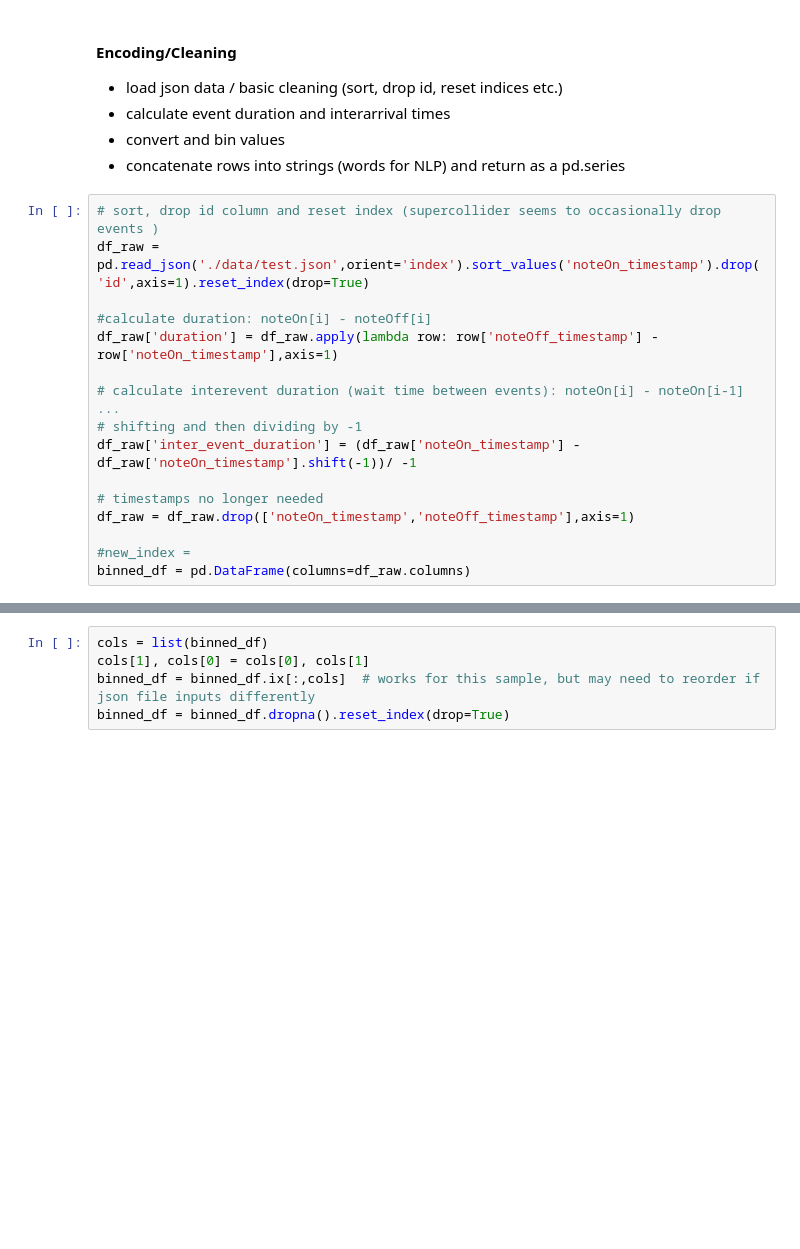
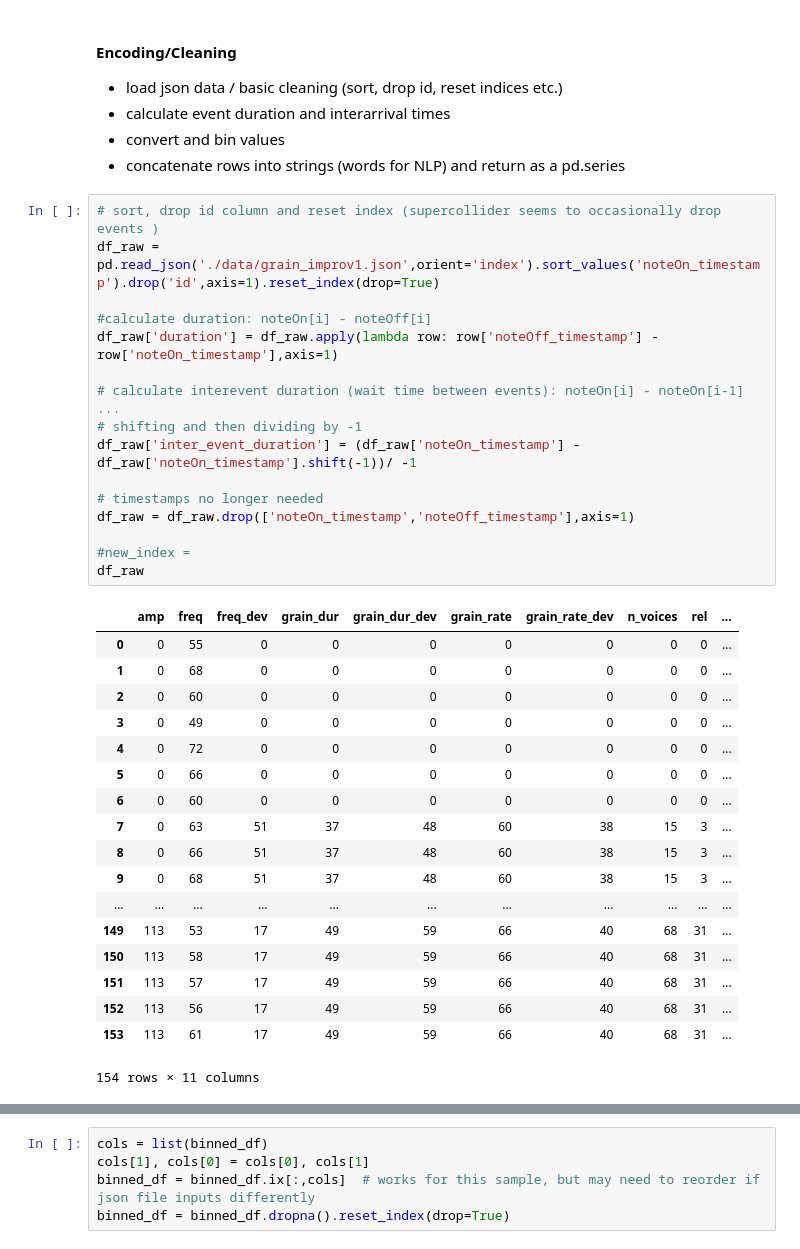
Before and after one commit to bsnacks000/TensorSynth, a Jupyter notebook: sc_input_cleaning.ipynb, the cells around one changed output, grey strips where cells are left out. Drawn from its saved outputs; the diff is of its cells as text; blank space fills up the shorter version.

```diff
--- a/sc_input_cleaning.ipynb
+++ b/sc_input_cleaning.ipynb
@@ -9,20 +9,39 @@ import numpy as np
 - concatenate rows into strings (words for NLP) and return as a pd.series
 # %%
 # sort, drop id column and reset index (supercollider seems to occasionally drop events )
-df_raw = pd.read_json('./data/test.json',orient='index').sort_values('noteOn_timestamp').drop('id',axis=1).reset_index(drop=True)
+df_raw = pd.read_json('./data/grain_improv1.json',orient='index').sort_values('noteOn_timestamp').drop('id',axis=1).reset_index(drop=True)
 
 #calculate duration: noteOn[i] - noteOff[i]
 df_raw['duration'] = df_raw.apply(lambda row: row['noteOff_timestamp'] - row['noteOn_timestamp'],axis=1)
 
 # calculate interevent duration (wait time between events): noteOn[i] - noteOn[i-1] ...
 # shifting and then dividing by -1
 df_raw['inter_event_duration'] = (df_raw['noteOn_timestamp'] - df_raw['noteOn_timestamp'].shift(-1))/ -1
 
 # timestamps no longer needed
 df_raw = df_raw.drop(['noteOn_timestamp','noteOff_timestamp'],axis=1)
 
 #new_index =
-binned_df = pd.DataFrame(columns=df_raw.columns)
+df_raw
+# %% [output]
+|  | amp | freq | freq_dev | grain_dur | grain_dur_dev | grain_rate | grain_rate_dev | n_voices | rel | ... |
+| 0 | 0 | 55 | 0 | 0 | 0 | 0 | 0 | 0 | 0 | ... |
+| 1 | 0 | 68 | 0 | 0 | 0 | 0 | 0 | 0 | 0 | ... |
+| 2 | 0 | 60 | 0 | 0 | 0 | 0 | 0 | 0 | 0 | ... |
+| 3 | 0 | 49 | 0 | 0 | 0 | 0 | 0 | 0 | 0 | ... |
+| 4 | 0 | 72 | 0 | 0 | 0 | 0 | 0 | 0 | 0 | ... |
+| 5 | 0 | 66 | 0 | 0 | 0 | 0 | 0 | 0 | 0 | ... |
+| 6 | 0 | 60 | 0 | 0 | 0 | 0 | 0 | 0 | 0 | ... |
+| 7 | 0 | 63 | 51 | 37 | 48 | 60 | 38 | 15 | 3 | ... |
+| 8 | 0 | 66 | 51 | 37 | 48 | 60 | 38 | 15 | 3 | ... |
+| 9 | 0 | 68 | 51 | 37 | 48 | 60 | 38 | 15 | 3 | ... |
+| ... | ... | ... | ... | ... | ... | ... | ... | ... | ... | ... |
+| 149 | 113 | 53 | 17 | 49 | 59 | 66 | 40 | 68 | 31 | ... |
+| 150 | 113 | 58 | 17 | 49 | 59 | 66 | 40 | 68 | 31 | ... |
+| 151 | 113 | 57 | 17 | 49 | 59 | 66 | 40 | 68 | 31 | ... |
+| 152 | 113 | 56 | 17 | 49 | 59 | 66 | 40 | 68 | 31 | ... |
+| 153 | 113 | 61 | 17 | 49 | 59 | 66 | 40 | 68 | 31 | ... |
+154 rows × 11 columns
 # %%
 import string
 #used for amplitude
```
Also changed, not shown: parts of 5 cells of this notebook, 6 other files.
